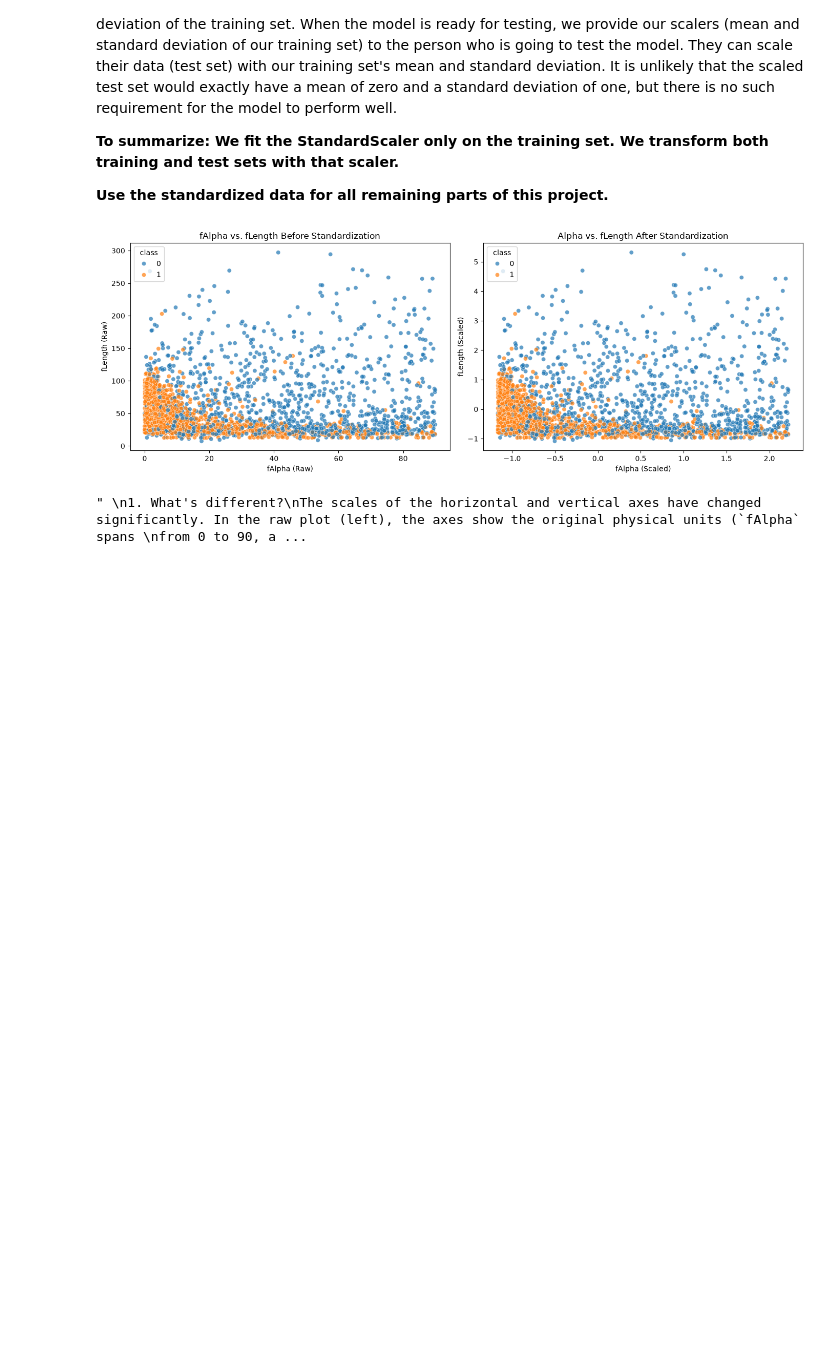
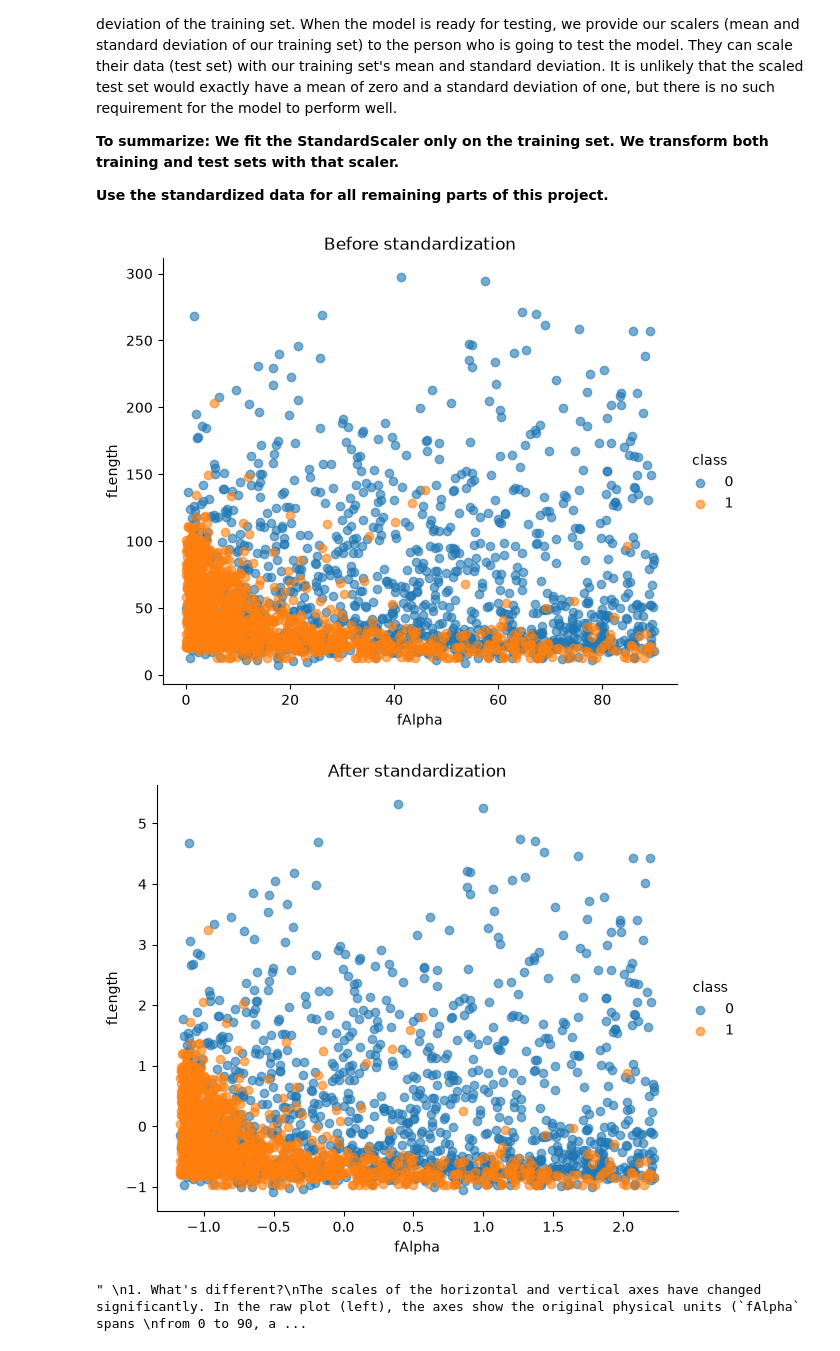
Before and after one commit to AngieCreate/MIE370_Assignment_2, a Jupyter notebook: MIE370_Assignment_2_Classification_and_Ensemble_models.ipynb, the cells around one changed output. Drawn from its saved outputs; the diff is of its cells as text; code cells hidden in the pictures; blank space fills up the shorter version.

```diff
--- a/MIE370_Assignment_2_Classification_and_Ensemble_models.ipynb
+++ b/MIE370_Assignment_2_Classification_and_Ensemble_models.ipynb
@@ -217,6 +217,7 @@ Name: count, dtype: int64
 X_train, X_test, y_train, y_test = train_test_split(
     X, y, test_size=0.20, stratify=y, random_state=24
 )
+X_train_raw = X_train.copy()
 
 # Print shapes (verify if 80:20 split happened)
 print(f"X_train split: {X_train.shape}")
@@ -244,41 +245,36 @@ Therefore, we cannot use the mean or standard deviation of the whole dataset to
 # %%
 ### YOUR CODE HERE ###
 # 1. Prepare data for Before Standardization
-df_og = X_train.copy()
+df_og = X_train_raw.copy()
 df_og['class'] = y_train # y_train is the target variable
 
 # 2. Prepare data for After Standardization
 scaler = StandardScaler() # Standardize
 X_train_scaled = scaler.fit_transform(X_train) # Fit only on training data + transform
 X_test_scaled = scaler.transform(X_test) # Transform only
 
 # Convert back to df (features are now scaled, same column and index)
 X_train = pd.DataFrame(X_train_scaled, columns=X_train.columns, index=X_train.index)
 X_test = pd.DataFrame(X_test_scaled, columns=X_test.columns, index=X_test.index)
 
 # Make a copy of the scaled data
 df_scaled = X_train.copy()
 df_scaled['class'] = y_train # y_train is the target variable
 
-# Plot the Data (I want the side by side)
-fig, axes = plt.subplots(1, 2, figsize=(14, 5))
-
 # Plot 1: Before Standardization (Left)
-sns.scatterplot(data=df_og, x='fAlpha', y='fLength', hue='class', palette='tab10', alpha=0.7, ax=axes[0])
-axes[0].set_title("fAlpha vs. fLength Before Standardization")
-axes[0].set_xlabel("fAlpha (Raw)")
-axes[0].set_ylabel("fLength (Raw)")
+sns.lmplot(data=df_og, x='fAlpha', y='fLength', hue='class',
+           fit_reg=False, height=5, aspect=1.2, scatter_kws={'alpha': 0.6})
+plt.title('Before standardization')
+plt.show()
 
 # Plot 2: After Standardization (Right)
-sns.scatterplot(data=df_scaled, x='fAlpha', y='fLength', hue='class', palette='tab10', alpha=0.7, ax=axes[1])
-axes[1].set_title("Alpha vs. fLength After Standardization")
-axes[1].set_xlabel("fAlpha (Scaled)")
-axes[1].set_ylabel("fLength (Scaled)")
-
-plt.tight_layout()
+sns.lmplot(data=df_scaled, x='fAlpha', y='fLength', hue='class',
+           fit_reg=False, height=5, aspect=1.2, scatter_kws={'alpha': 0.6})
+plt.title('After standardization')
 plt.show()
 # %% [output]
-[figure, old version]
+[figure, new version]
+[figure, added]
 # %%
 # Part A5: Analysis of Graphs above
 """
```
Also changed, not shown: parts of 6 cells of this notebook.
